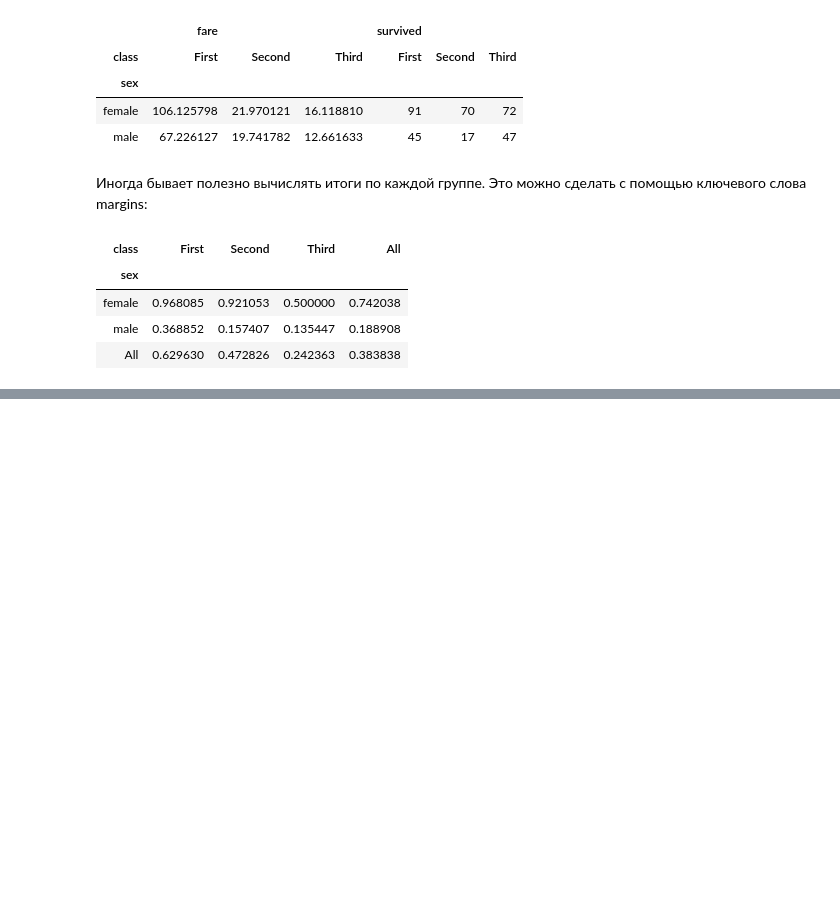
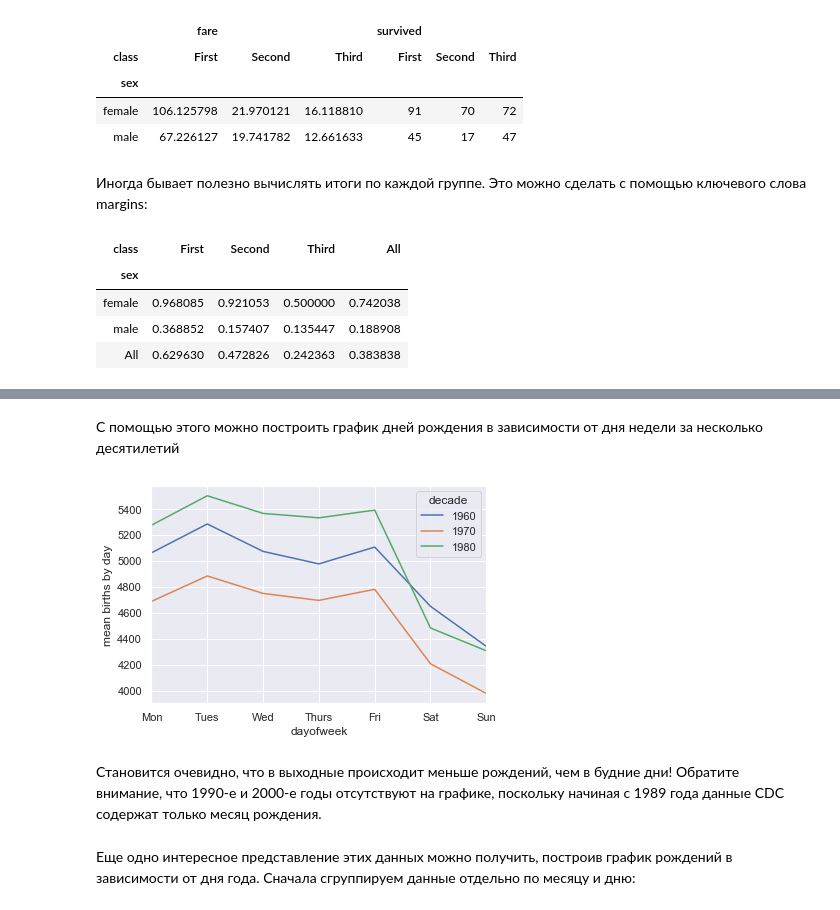
Before and after one commit to rusantsovsv/pandas_tr, a Jupyter notebook: 08.Pandas_pivot_tables.ipynb, the cells around one changed output, grey strips where cells are left out. Drawn from its saved outputs; the diff is of its cells as text; code cells hidden in the pictures; blank space fills up the shorter version.

```diff
--- a/08.Pandas_pivot_tables.ipynb
+++ b/08.Pandas_pivot_tables.ipynb
@@ -167,0 +237,2 @@ titanic.pivot_table('survived', index='sex', columns='class', margins=True)
+# %%
+births = births.query('(births > @mu - 5 * @sig) & (births < @mu + 5 * @sig)')
@@ -167,0 +243,5 @@ titanic.pivot_table('survived', index='sex', columns='class', margins=True)
+# %%
+# делаем тип столбца 'day' целочисленным;
+# изначально он был строчным из-за пустых значений
+births['day'] = births['day'].fillna(0).astype(int)
+births.head()
@@ -167,0 +259,4 @@ titanic.pivot_table('survived', index='sex', columns='class', margins=True)
+# %%
+# создаем индекс для даты из года, месяца и дня
+births.index = pd.to_datetime(10000 * births.year + 100 * births.month + births.day, format='%Y%m%d')
+births['dayofweek'] = births.index.dayofweek # День недели
@@ -167,0 +278,18 @@ titanic.pivot_table('survived', index='sex', columns='class', margins=True)
+# %% [markdown]
+С помощью этого можно построить график дней рождения в зависимости от дня
+недели за несколько десятилетий
+# %%
+import matplotlib.pyplot as plt
+import matplotlib as mpl
+
+births.pivot_table('births', index = 'dayofweek', columns='decade', aggfunc='mean').plot()
+plt.gca().set_xticklabels(['Mon', 'Tues', 'Wed', 'Thurs', 'Fri', 'Sat', 'Sun'])
+plt.ylabel('mean births by day'); # среднее количество новорожденных в день
+# %% [output]
+[figure, added]
+# %% [markdown]
+Становится очевидно, что в выходные происходит меньше рождений, чем в будние дни! Обратите внимание, что 1990-е и 2000-е годы отсутствуют на графике,
+поскольку начиная с 1989 года данные CDC содержат только месяц рождения.
+# %% [markdown]
+Еще одно интересное представление этих данных можно получить, построив график рождений в зависимости от дня года. Сначала сгруппируем данные отдельно
+по месяцу и дню:
```
Also changed, not shown: parts of 24 cells of this notebook, 1 other file.
